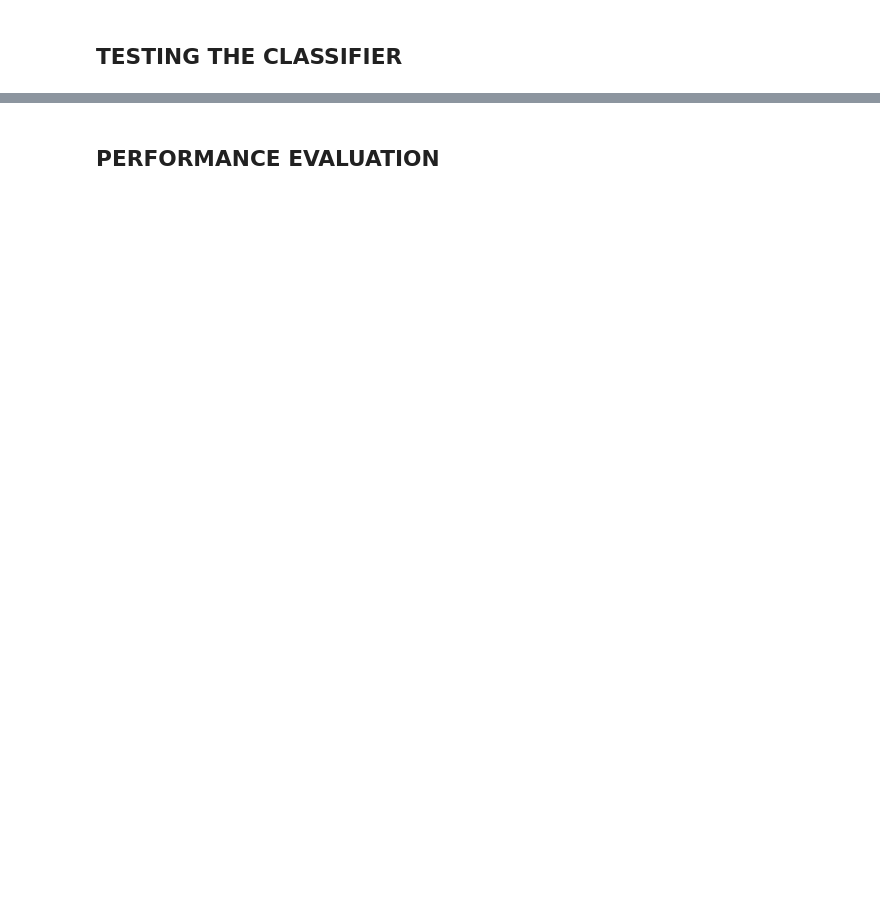
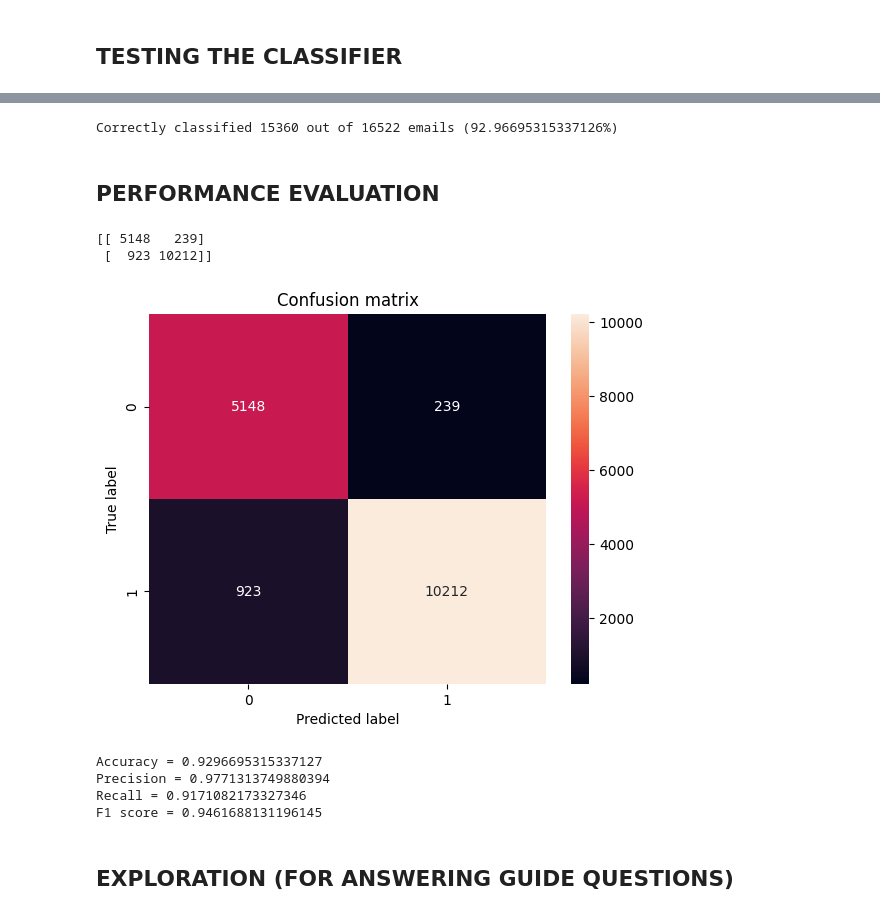
Before and after one commit to GravitonXD/OLARTE_ML, a Jupyter notebook: HW6/hw6-olarte.ipynb, the cells around one changed output, grey strips where cells are left out. Cells and saved outputs as stored; diff of their text form; code cells hidden in the pictures; blank space fills up the shorter version.

Commit message:
Updated HW6
+ Added Type F preprocessing
+ Created Email Classifier (No Exploration Part yet)

```diff
--- a/HW6/hw6-olarte.ipynb
+++ b/HW6/hw6-olarte.ipynb
@@ -212,2 +175,18 @@ df_main
 # %% [markdown]
 ## COMPUTING THE PRIORS
+# %%
+# Computing the Prior Probability of Spam and Ham
+# P(Spam) = # of spam emails / total # of emails
+# P(Ham) = # of ham emails / total # of emails
+n_spam = len(train_spam_df)
+n_ham = len(train_ham_df)
+n_train = len(train_df)
+
+# P(Spam)
+p_spam = n_spam / n_train
+
+# P(Ham)
+p_ham = n_ham / n_train
+
+print(f"P(spam) = {p_spam}")
+print(f"P(ham) = {p_ham}")
@@ -218,2 +289,6 @@ df_main
 # %% [markdown]
 ## TESTING THE CLASSIFIER
+# %%
+# Classify the test emails
+test_df['predicted'] = test_df['email_message'].apply(lambda x: classify_email(x, spam_word_probs, ham_word_probs, p_spam, p_ham))
+test_df
@@ -220,2 +314,46 @@ df_main
+# %%
+# count the number of correct predictions
+correct = 0
+for index, row in test_df.iterrows():
+    if float(row['category']) == float(row['predicted']):
+        correct += 1
+
+print(f"Correctly classified {correct} out of {len(test_df)} emails ({correct / len(test_df) * 100}%)")
+# %% [output]
+Correctly classified 15360 out of 16522 emails (92.96695315337126%)
 # %% [markdown]
 ## PERFORMANCE EVALUATION
+# %%
+# Create an array of actual and predicted categories
+actual = np.array(test_df['category'])
+predicted = np.array(test_df['predicted'])
+
+#  Use sklearn.metrics to compute the confusion matrix
+from sklearn.metrics import confusion_matrix
+cm = confusion_matrix(actual, predicted, labels=[0, 1])
+print(cm)
+
+# Plot the confusion matrix
+sns.heatmap(cm, annot=True, fmt='d')
+plt.title('Confusion matrix')
+plt.ylabel('True label')
+plt.xlabel('Predicted label')
+plt.show()
+# %% [output]
+[[ 5148   239]
+ [  923 10212]]
+[figure, added]
+# %%
+# Calculate for accuracy, precision, recall, and F1 score
+from sklearn.metrics import accuracy_score, precision_score, recall_score, f1_score
+print(f"Accuracy = {accuracy_score(actual, predicted)}")
+print(f"Precision = {precision_score(actual, predicted)}")
+print(f"Recall = {recall_score(actual, predicted)}")
+print(f"F1 score = {f1_score(actual, predicted)}")
+# %% [output]
+Accuracy = 0.9296695315337127
+Precision = 0.9771313749880394
+Recall = 0.9171082173327346
+F1 score = 0.9461688131196145
+# %% [markdown]
+## EXPLORATION (FOR ANSWERING GUIDE QUESTIONS)
```
Also changed, not shown: parts of 30 cells of this notebook, 2 other files.
